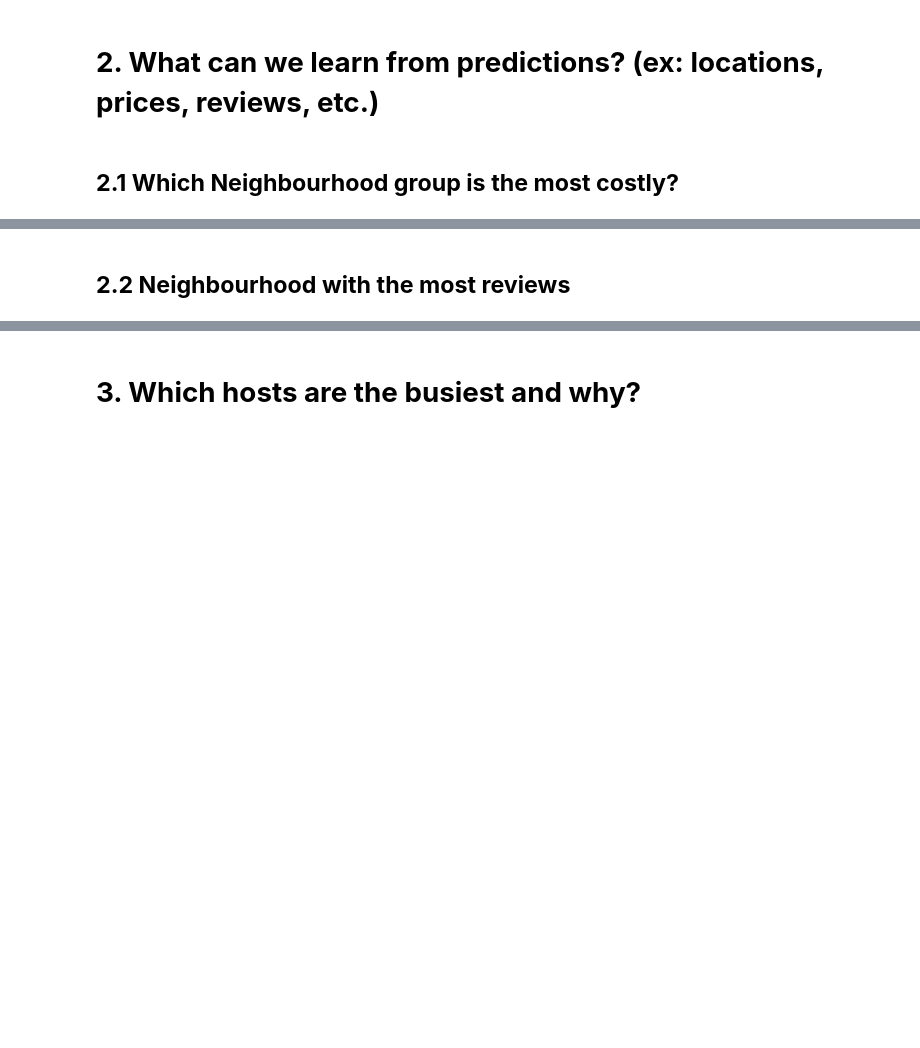
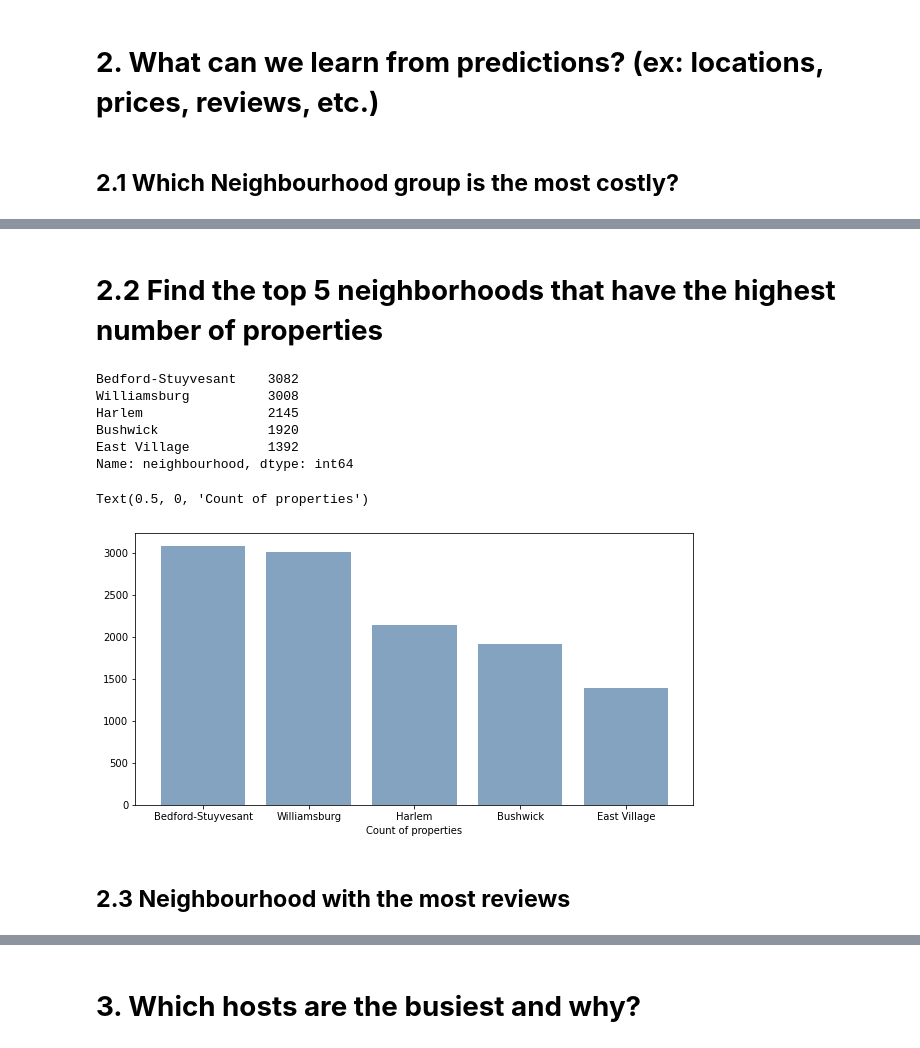
Before and after one commit to 007jayesh/Airbnb-Data-Analysis, a Jupyter notebook: Airbnb_Bookings_Analysis_Capstone_Project.ipynb, the cells around one changed output, grey strips where cells are left out. Saved outputs shown, nothing was run; the diff lists cells and outputs as text; code cells hidden in the pictures; blank space fills up the shorter version.

```diff
--- a/Airbnb_Bookings_Analysis_Capstone_Project.ipynb
+++ b/Airbnb_Bookings_Analysis_Capstone_Project.ipynb
@@ -267,5 +273,26 @@ Staten Island         87.163462
+# %% [markdown]
+# **2.2 Find the top 5 neighborhoods that have the highest number of properties**
+# %%
+property_count_in_neighbourhoods = df_no_outlier.neighbourhood.value_counts().head(5)
+property_count_in_neighbourhoods
+# %% [output]
+Bedford-Stuyvesant    3082
+Williamsburg          3008
+Harlem                2145
+Bushwick              1920
+East Village          1392
+Name: neighbourhood, dtype: int64
+# %%
+x = list(property_count_in_neighbourhoods.index)
+y = list(property_count_in_neighbourhoods.values)
+fig = plt.figure(figsize = (10, 5))
+plt.bar(x, y, color=(0.2, 0.4, 0.6, 0.6))
+plt.xlabel("Count of properties")
+# %% [output]
+Text(0.5, 0, 'Count of properties')
+[figure, added]
 # %% [markdown]
-## **2.2 Neighbourhood with the most reviews**
+## **2.3 Neighbourhood with the most reviews**
 # %%
 Most_reviewed_neighbours = df_no_outlier[['neighbourhood_group','number_of_reviews']].groupby('neighbourhood_group').count()
 print(Most_reviewed_neighbours)
```
Also changed, not shown: parts of 15 cells of this notebook.
